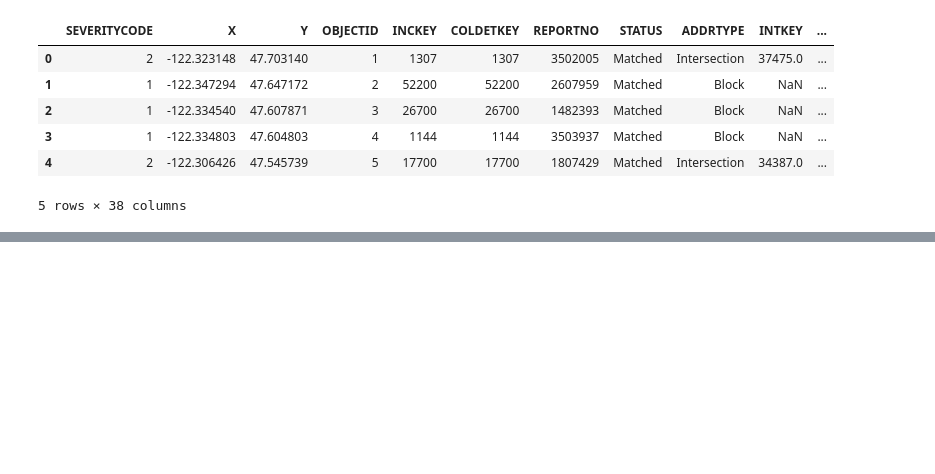
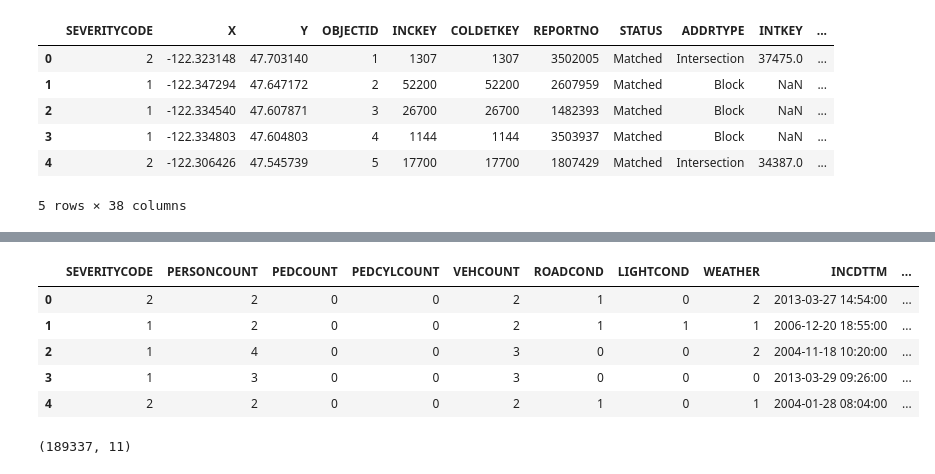
Before and after one commit to leaenbinario/Coursera_Capstone, a Jupyter notebook: Coursera_Capstone.ipynb, the cells around one changed output, grey strips where cells are left out. Cells and saved outputs as stored; diff of their text form; code cells hidden in the pictures; blank space fills up the shorter version.

```diff
--- a/Coursera_Capstone.ipynb
+++ b/Coursera_Capstone.ipynb
@@ -119,0 +139,19 @@ See the caveats in the documentation: http://pandas.pydata.org/pandas-docs/stabl
+# %%
+sdf.groupby(['SEVERITYCODE'])['LIGHTCOND'].value_counts(normalize=True)
+sdf['LIGHTCOND'].replace(to_replace=['Daylight','Dark - Street Lights On','Unknown','Dusk','Dawn','Dark - No Street Lights','Dark - Street Lights Off','Other','Dark - Unknown Lighting'], value=[0,1,2,3,4,5,6,7,8],inplace=True)
+# %%
+sdf.groupby(['SEVERITYCODE'])['WEATHER'].value_counts(normalize=True)
+sdf['WEATHER'].replace(to_replace=['Clear','Raining','Overcast','Unknown','Snowing','Other','Fog/Smog/Smoke','Sleet/Hail/Freezing Rain','Blowing Sand/Dirt','Severe Crosswind','Partly Cloudy'], value=[0,1,2,3,4,5,6,7,8,9,10],inplace=True)
+# %%
+sdf.head()
+# %% [output]
+|  | SEVERITYCODE | PERSONCOUNT | PEDCOUNT | PEDCYLCOUNT | VEHCOUNT | ROADCOND | LIGHTCOND | WEATHER | INCDTTM | ... |
+| 0 | 2 | 2 | 0 | 0 | 2 | 1 | 0 | 2 | 2013-03-27 14:54:00 | ... |
+| 1 | 1 | 2 | 0 | 0 | 2 | 1 | 1 | 1 | 2006-12-20 18:55:00 | ... |
+| 2 | 1 | 4 | 0 | 0 | 3 | 0 | 0 | 2 | 2004-11-18 10:20:00 | ... |
+| 3 | 1 | 3 | 0 | 0 | 3 | 0 | 0 | 0 | 2013-03-29 09:26:00 | ... |
+| 4 | 2 | 2 | 0 | 0 | 2 | 1 | 0 | 1 | 2004-01-28 08:04:00 | ... |
+# %%
+sdf.shape
+# %% [output]
+(189337, 11)
```
Also changed, not shown: parts of 11 cells of this notebook.
